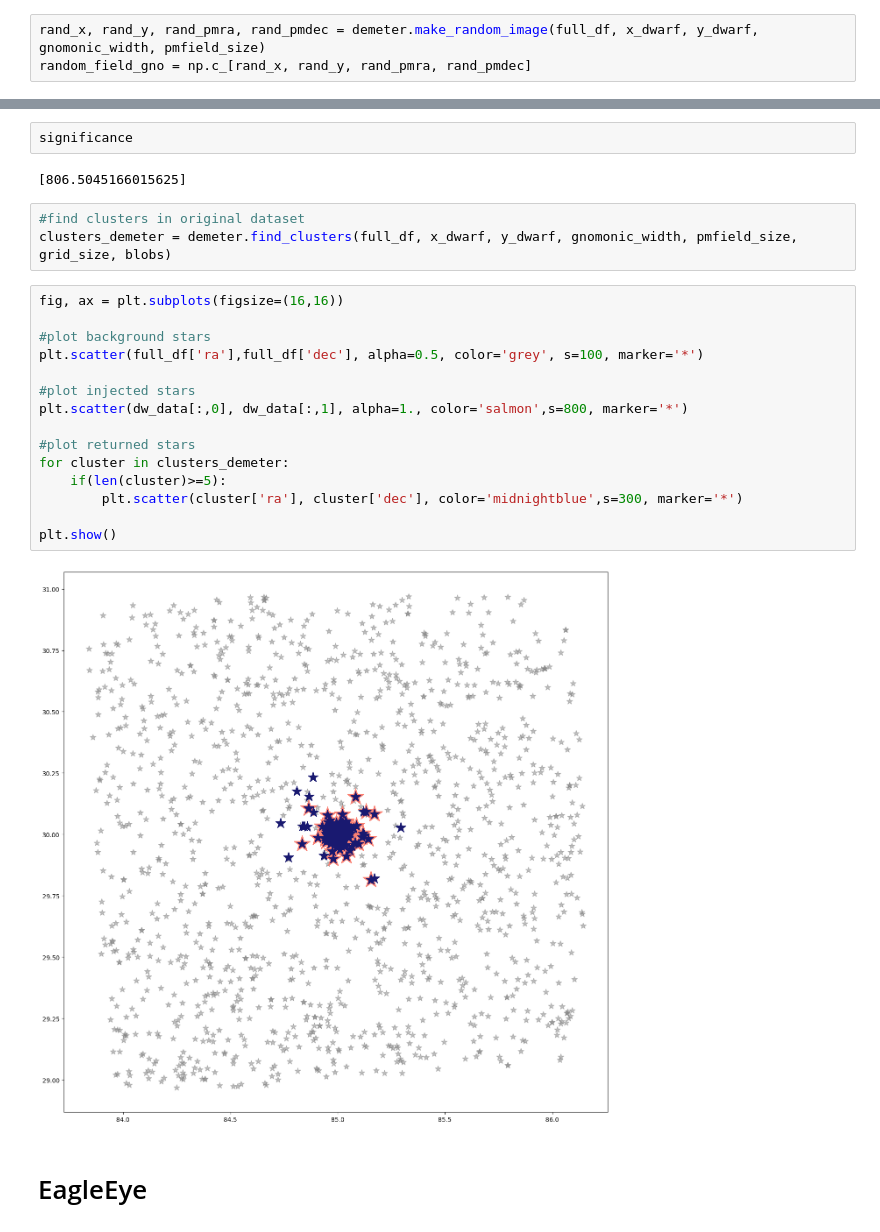
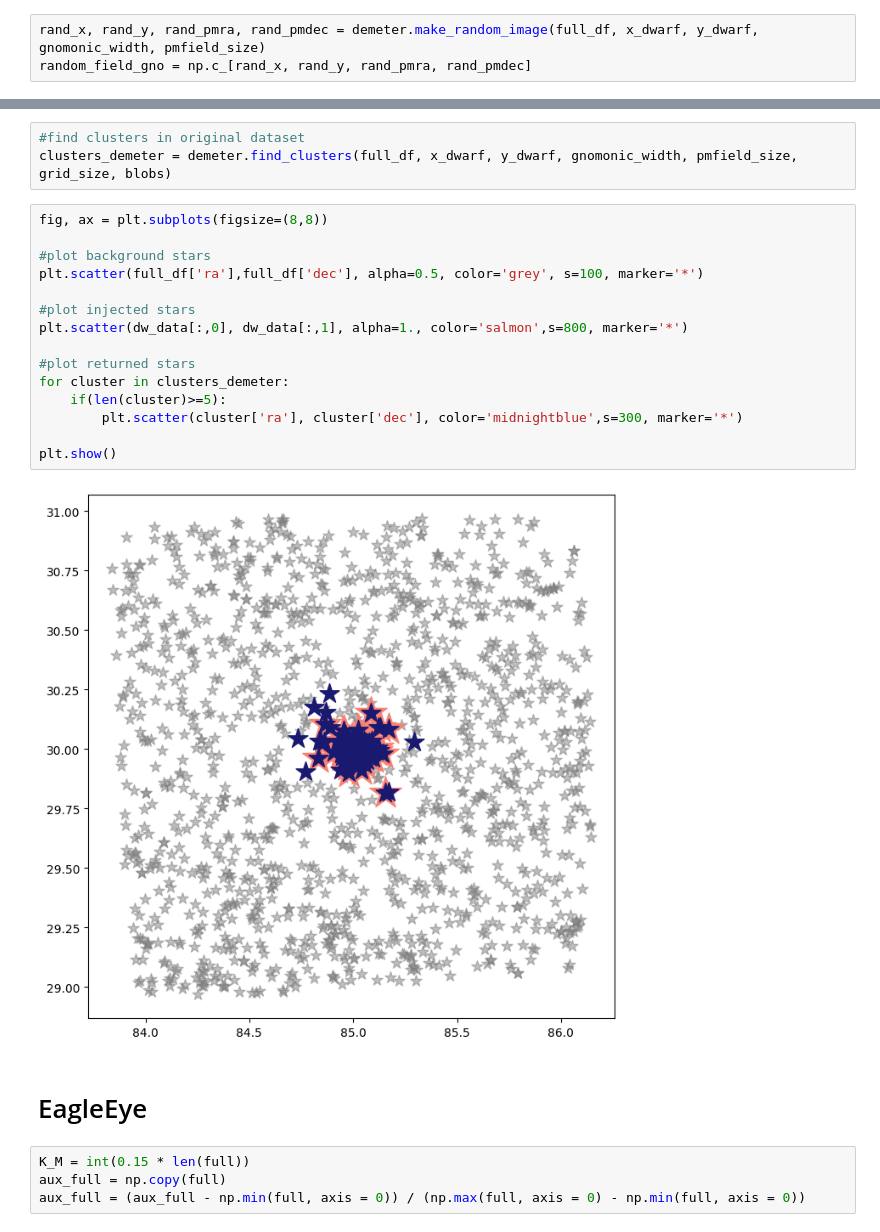
Before and after one commit to Martindelosrios/dwarf, a Jupyter notebook: codes/IndAnalysis.ipynb, the cells around one changed output, grey strips where cells are left out. Saved outputs shown, nothing was run; the diff lists cells and outputs as text.

```diff
--- a/codes/IndAnalysis.ipynb
+++ b/codes/IndAnalysis.ipynb
@@ -732,26 +737,26 @@ blobs, significance = demeter.find_blobs(out1, threshold=9)
-# %%
-significance
-# %% [output]
-[806.5045166015625]
 # %%
 #find clusters in original dataset
 clusters_demeter = demeter.find_clusters(full_df, x_dwarf, y_dwarf, gnomonic_width, pmfield_size, grid_size, blobs)
 # %%
-fig, ax = plt.subplots(figsize=(16,16))
+fig, ax = plt.subplots(figsize=(8,8))
 
 #plot background stars
 plt.scatter(full_df['ra'],full_df['dec'], alpha=0.5, color='grey', s=100, marker='*')
 
 #plot injected stars
 plt.scatter(dw_data[:,0], dw_data[:,1], alpha=1., color='salmon',s=800, marker='*')
 
 #plot returned stars
 for cluster in clusters_demeter:
     if(len(cluster)>=5):
         plt.scatter(cluster['ra'], cluster['dec'], color='midnightblue',s=300, marker='*')
 
 plt.show()
 # %% [output]
-[figure, old version]
+[figure, new version]
 # %% [markdown]
 # EagleEye
+# %%
+K_M = int(0.15 * len(full))
+aux_full = np.copy(full)
+aux_full = (aux_full - np.min(full, axis = 0)) / (np.max(full, axis = 0) - np.min(full, axis = 0))
```
Also changed, not shown: parts of 10 cells of this notebook.
